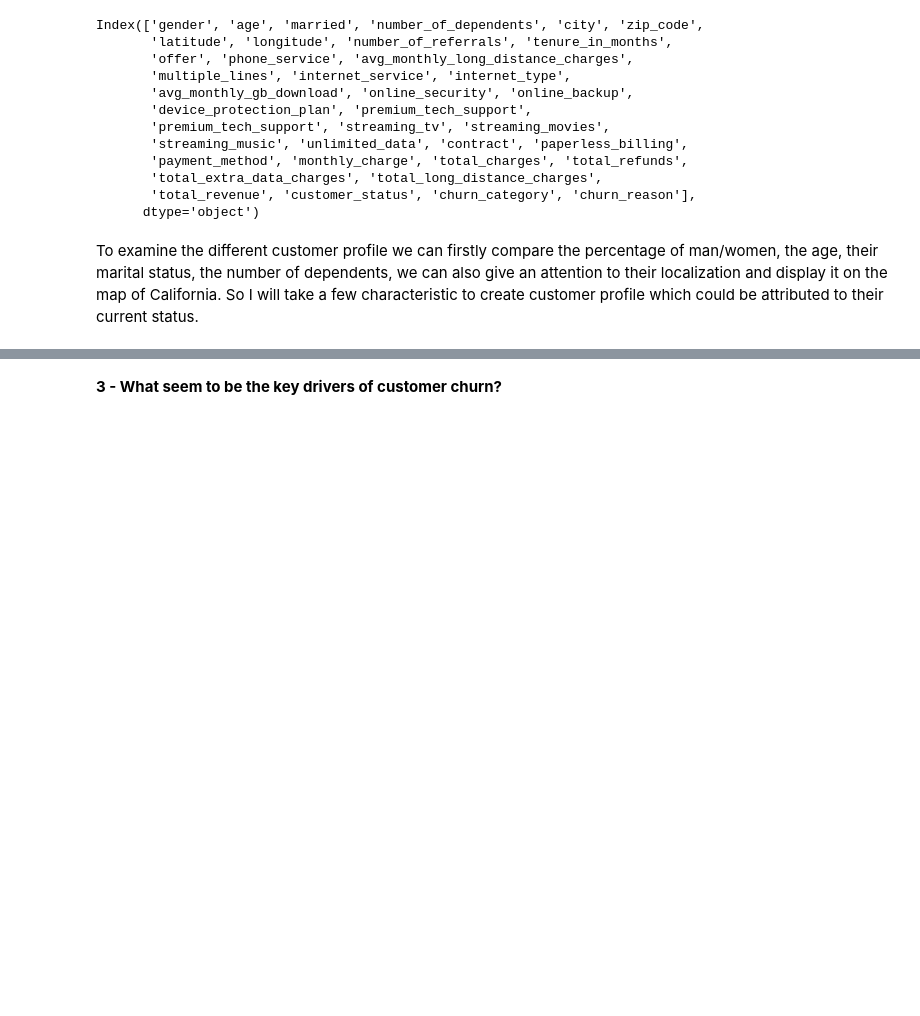
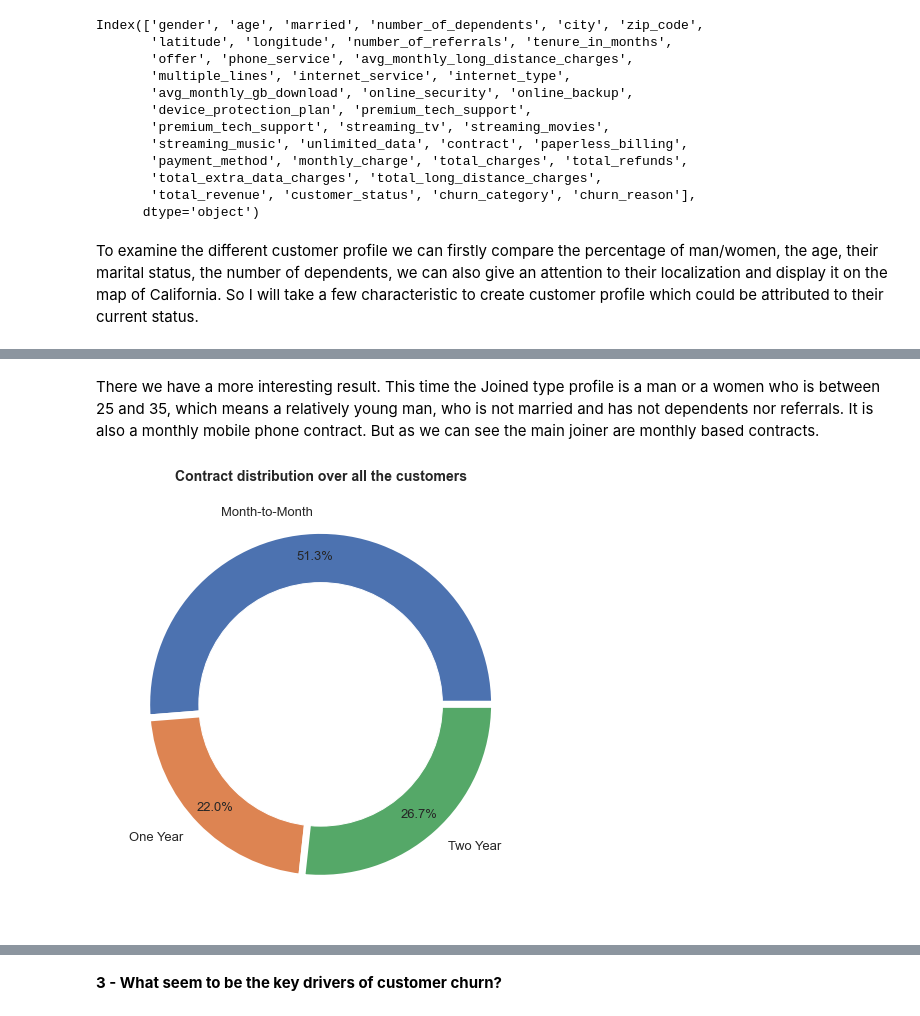
Before and after one commit to Yurhigz/Telecom_Churn, a Jupyter notebook: Script_Python.ipynb, the cells around one changed output, grey strips where cells are left out. Cells and saved outputs as stored; diff of their text form; code cells hidden in the pictures; blank space fills up the shorter version.

```diff
--- a/Script_Python.ipynb
+++ b/Script_Python.ipynb
@@ -359,0 +395,14 @@ dtype: int64
+# %% [markdown]
+There we have a more interesting result. This time the Joined type profile is a man or a women who is between 25 and 35, which means a relatively young man, who is not married and has not dependents nor referrals. It is also a monthly mobile phone contract. But as we can see the main joiner are monthly based contracts.
+# %%
+fig, ax = plt.subplots(figsize=(15,8))
+ax.pie(df.groupby('contract').size(),labels=('Month-to-Month','One Year','Two Year'),
+        wedgeprops={ 'linewidth' : 7, 'edgecolor' : 'white' },
+        autopct='%1.1f%%',pctdistance=0.85,labeldistance=1.1, textprops={'fontsize': 13})
+my_circle = plt.Circle( (0,0), 0.7, color='white')
+p = plt.gcf()
+p.gca().add_artist(my_circle)
+ax.set_title('Contract distribution over all the customers', fontdict={'fontsize': 14,'fontweight': 'bold'})
+plt.show()
+# %% [output]
+[figure, added]
```
Also changed, not shown: parts of 36 cells of this notebook.
